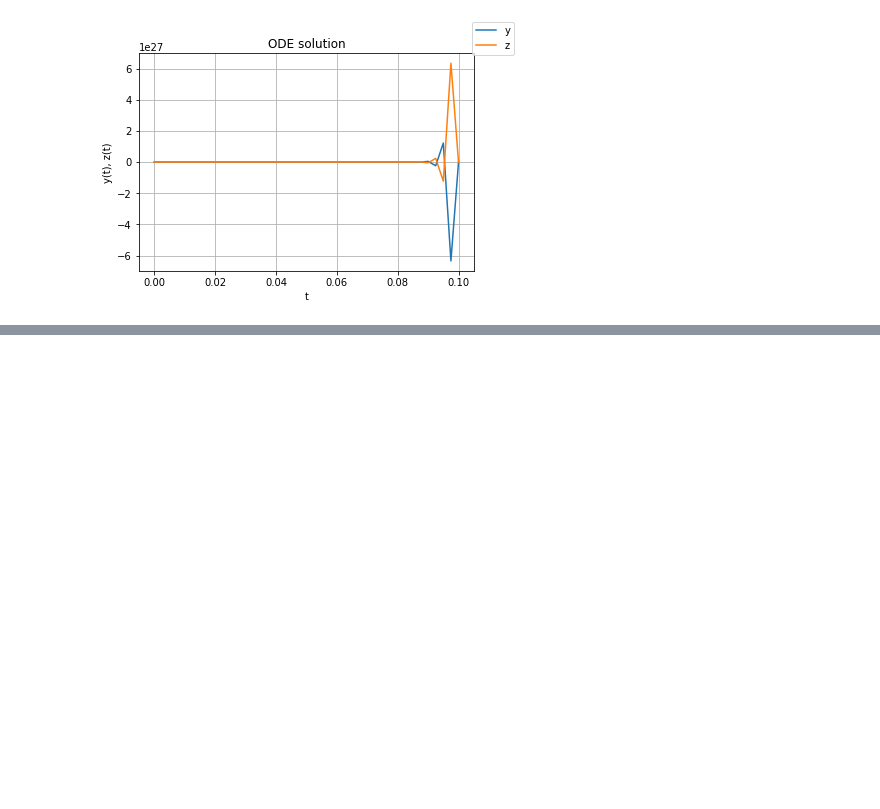
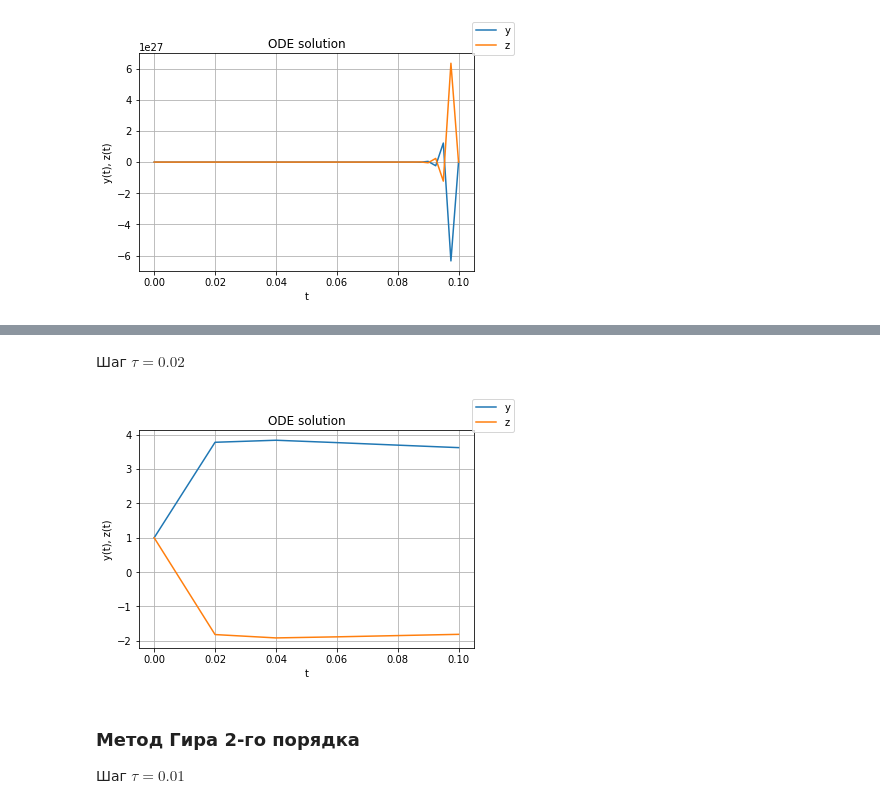
Before and after one commit to IAnanevich/numerical-methods, a Jupyter notebook: Lab1.ipynb, the cells around one changed output, grey strips where cells are left out. Drawn from its saved outputs; the diff is of its cells as text; code cells hidden in the pictures; blank space fills up the shorter version.

```diff
--- a/Lab1.ipynb
+++ b/Lab1.ipynb
@@ -231,0 +370,10 @@ draw_improved_euler()
+# %% [markdown]
+Шаг $\tau = 0.02$
+# %%
+tau = 0.02
+draw_gear_first()
+# %% [output]
+[figure, added]
+# %% [markdown]
+### Метод Гира 2-го порядка
+Шаг $\tau = 0.01$
```
Also changed, not shown: parts of 27 cells of this notebook.
